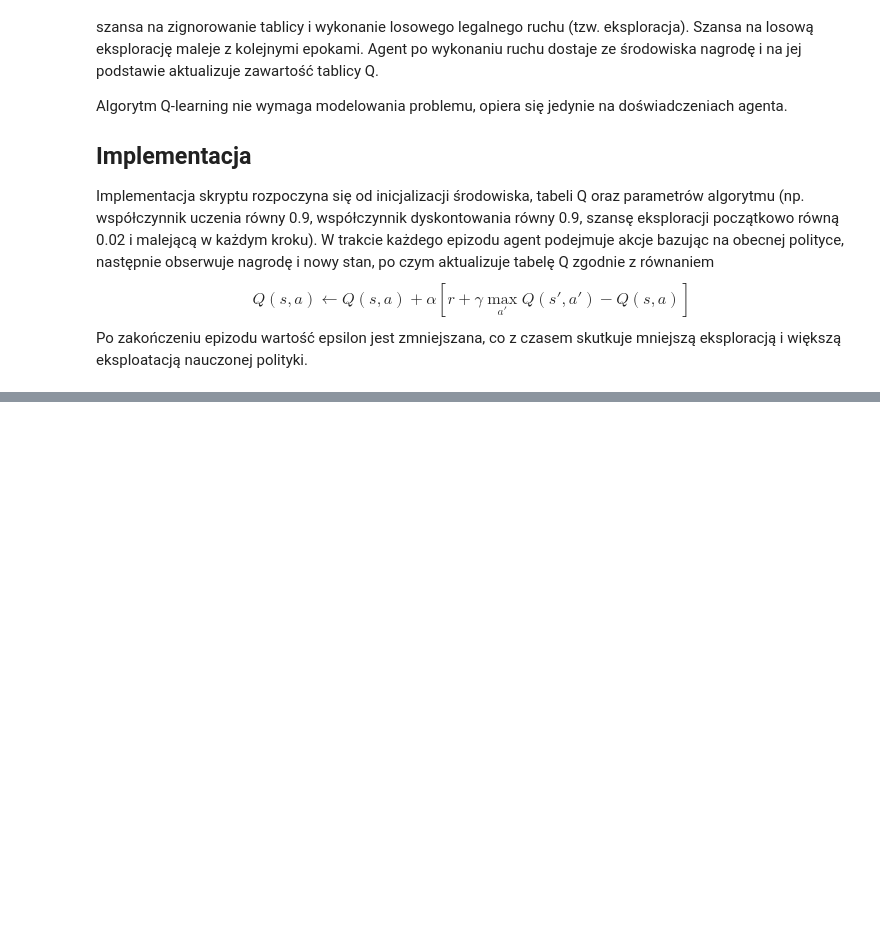
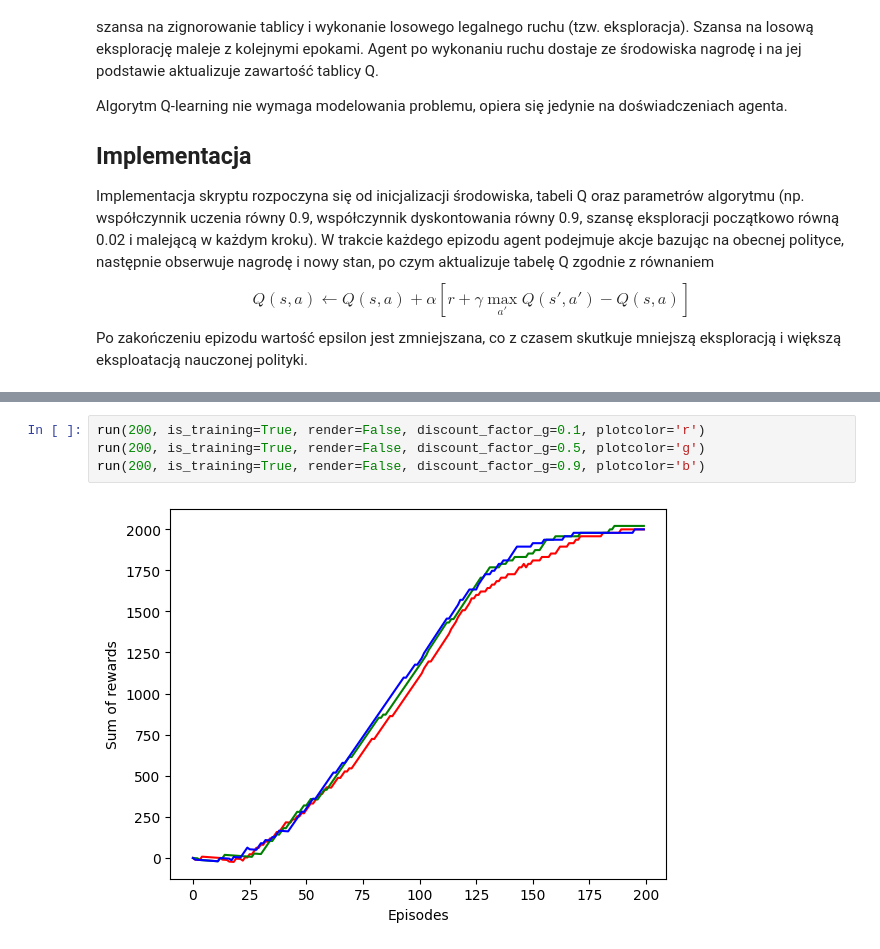
Before and after one commit to Oloqq/inteligencja_obliczeniowa, a Jupyter notebook: 3_projekt/Raport.ipynb, the cells around one changed output, grey strips where cells are left out. Cells and saved outputs as stored; diff of their text form; blank space fills up the shorter version.

```diff
--- a/3_projekt/Raport.ipynb
+++ b/3_projekt/Raport.ipynb
@@ -83,0 +101,6 @@ if __name__ == '__main__':
+# %%
+run(200, is_training=True, render=False, discount_factor_g=0.1, plotcolor='r')
+run(200, is_training=True, render=False, discount_factor_g=0.5, plotcolor='g')
+run(200, is_training=True, render=False, discount_factor_g=0.9, plotcolor='b')
+# %% [output]
+[figure, added]
```
Also changed, not shown: parts of 9 cells of this notebook.
